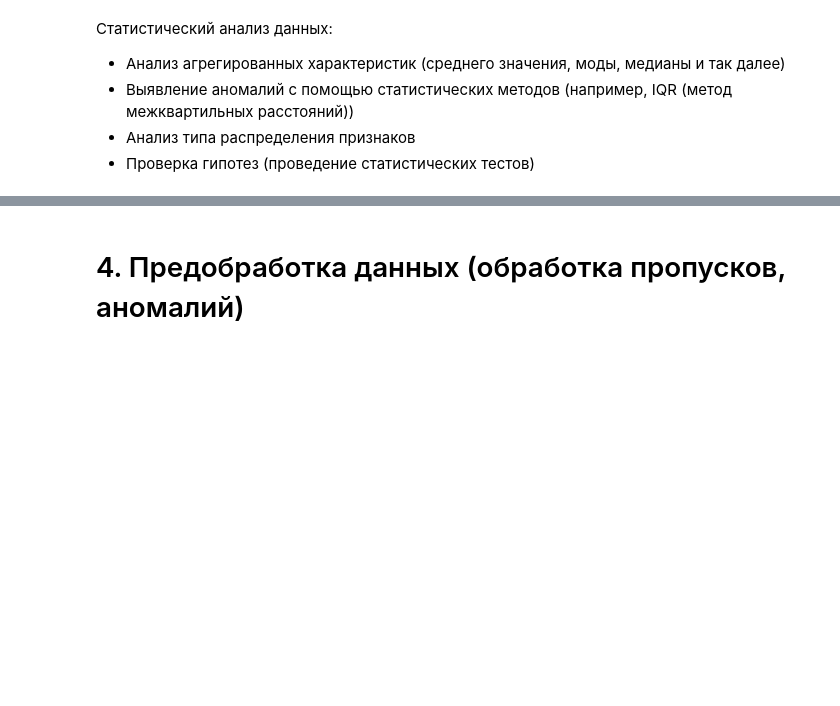
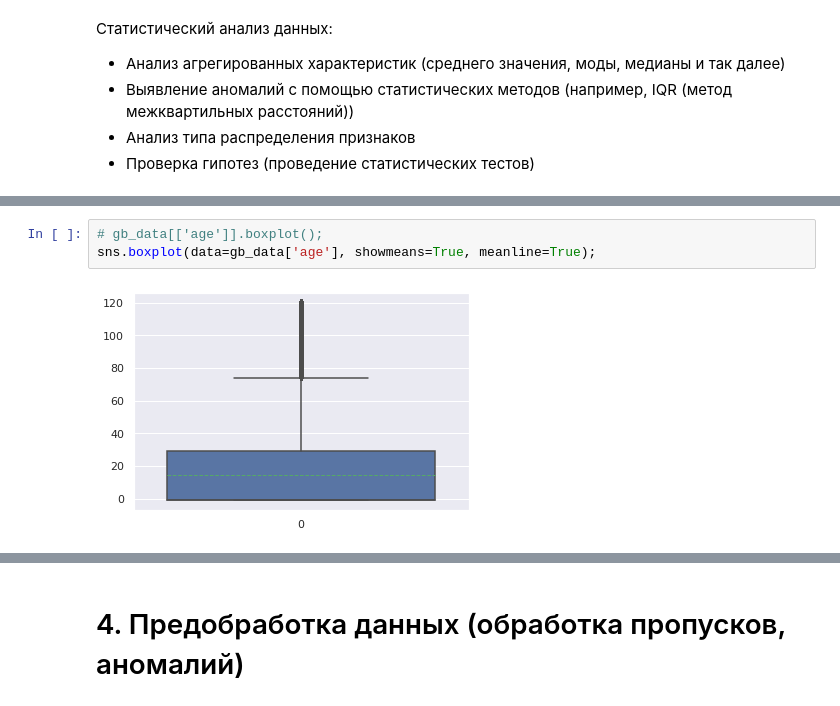
Before and after one commit to nglaz0v/DS_bootcamp, a Jupyter notebook: 5-ANN_CV/project_5.ipynb, the cells around one changed output, grey strips where cells are left out. Saved outputs shown, nothing was run; the diff lists cells and outputs as text; blank space fills up the shorter version.

```diff
--- a/5-ANN_CV/project_5.ipynb
+++ b/5-ANN_CV/project_5.ipynb
@@ -211,0 +265,5 @@ gb_data.hist(figsize=(16,16));
+# %%
+# gb_data[['age']].boxplot();
+sns.boxplot(data=gb_data['age'], showmeans=True, meanline=True);
+# %% [output]
+[figure, added]
```
Also changed, not shown: parts of 35 cells of this notebook.
